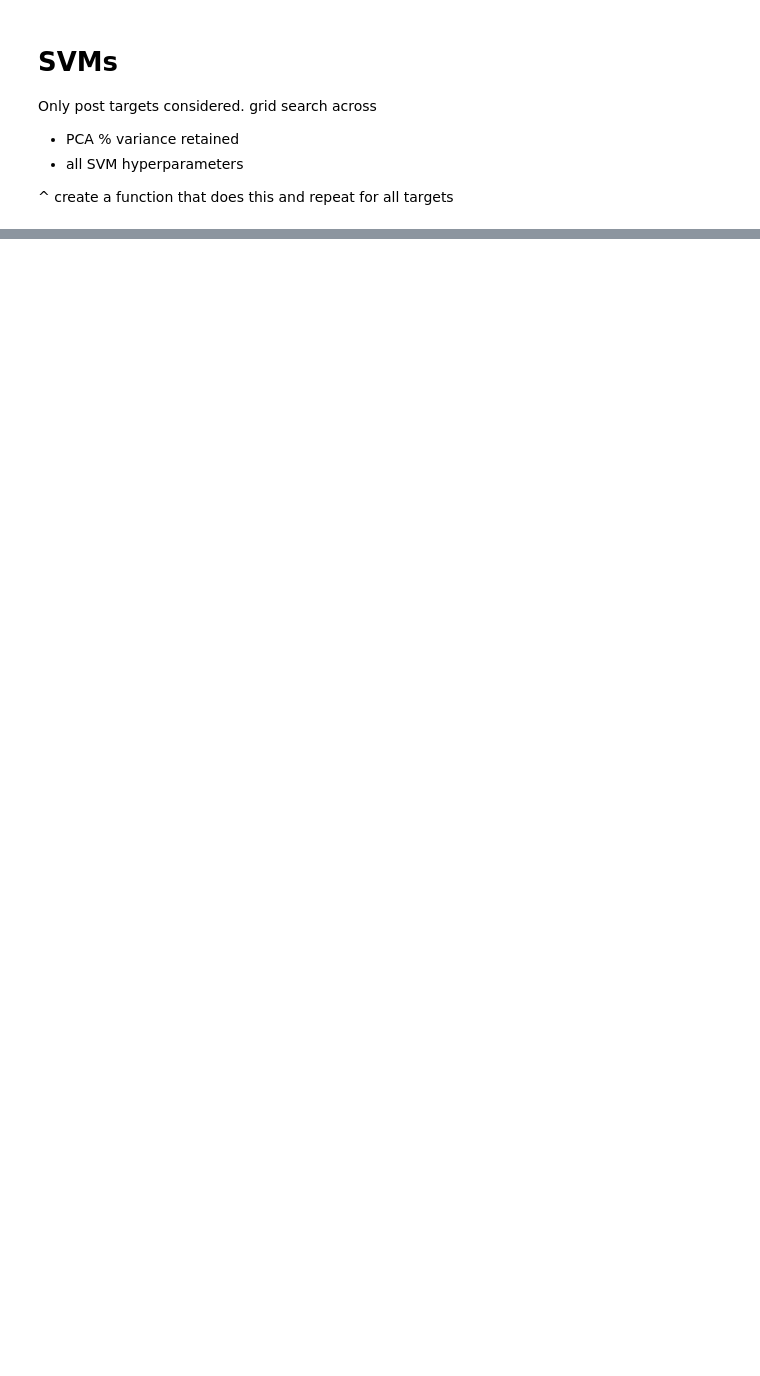
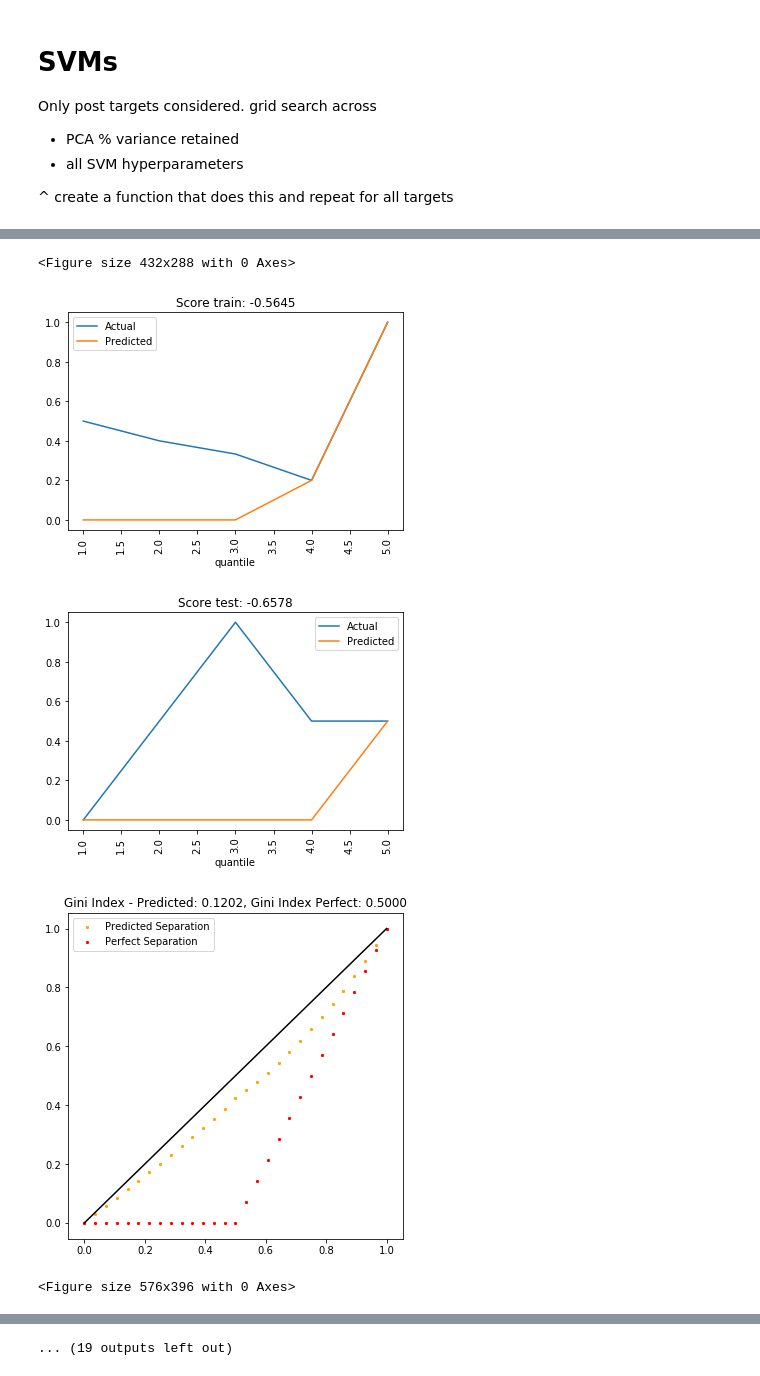
Before and after one commit to AndrewLSyd/COMP9417_major_project-1, a Jupyter notebook: 04_SVM.ipynb, the cells around one changed output, grey strips where cells are left out. Saved outputs shown, nothing was run; the diff lists cells and outputs as text; code cells hidden in the pictures; blank space fills up the shorter version.

```diff
--- a/04_SVM.ipynb
+++ b/04_SVM.ipynb
@@ -412,0 +459,19 @@ array([45.34870074, 45.89978746, 45.92272232, 41.98778182, 45.19755615,
+# %%
+# %%capture
+OUTPATH_RESULTS = "results/SVM/"
+COLS_KEEP = ['rank_test_score', 'mean_test_score', 'std_test_score', 'param_pca__n_components', 'param_imputer__strategy',
+       'param_df_selector__attribute_names', 'param_SVM__kernel', 'param_SVM__gamma', 'param_SVM__degree', 'param_SVM__C']
+
+output_results(flourishing_scale_imp_class_post, flourishing_scale_imp_class_post.cv_results_,
+               "flourishing_scale_imp_class_post", X_train, y_train, X_test, y_test, COLS_KEEP, 5, classifier=True)
+output_results(flourishing_scale_imp_post , flourishing_scale_imp_post.cv_results_,
+               "flourishing_scale_imp_post", X_train, y_train, X_test, y_test, COLS_KEEP, 5)
+output_results(panas_pos_imp_class_post , panas_pos_imp_class_post.cv_results_,
+               "panas_pos_imp_class_post", X_train, y_train, X_test, y_test, COLS_KEEP, 5, classifier=True)
+output_results(panas_pos_imp_post, panas_pos_imp_post.cv_results_,
+               "panas_pos_imp_post", X_train, y_train, X_test, y_test, COLS_KEEP, 5)
+output_results(panas_neg_imp_class_post , panas_neg_imp_class_post.cv_results_,
+               "panas_neg_imp_class_post", X_train, y_train, X_test, y_test, COLS_KEEP, 5, classifier=True)
+output_results(panas_neg_imp_post, panas_neg_imp_post.cv_results_,
+               "panas_neg_imp_post", X_train, y_train, X_test, y_test, COLS_KEEP, 5)
+# %% [output]
@@ -412,0 +484,5 @@ array([45.34870074, 45.89978746, 45.92272232, 41.98778182, 45.19755615,
+<Figure size 432x288 with 0 Axes>
+[figure, added]
+[figure, added]
+[figure, added]
+<Figure size 576x396 with 0 Axes>
@@ -412,0 +490 @@ array([45.34870074, 45.89978746, 45.92272232, 41.98778182, 45.19755615,
+... (19 outputs left out)
```
Also changed, not shown: parts of 22 cells of this notebook, 50 other files.
